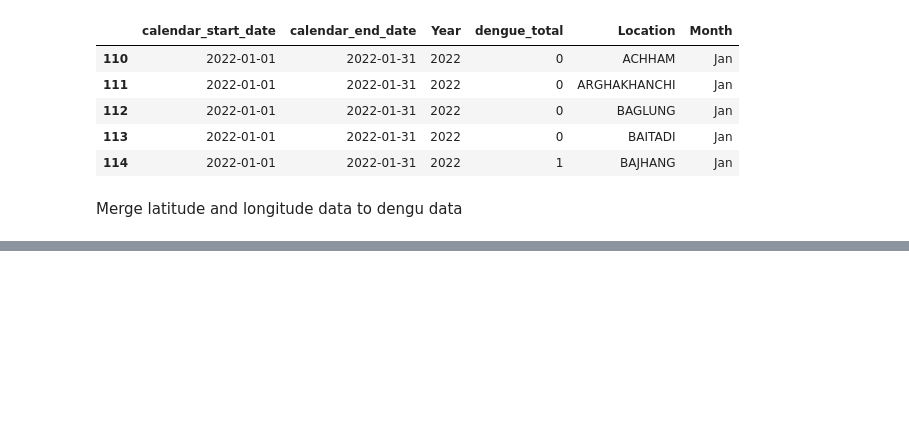
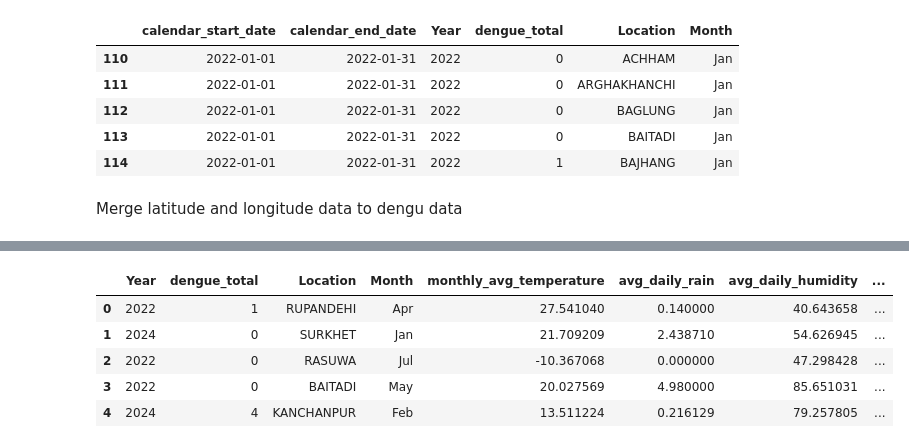
Before and after one commit to piyushshrestha55/ML_GROUP_ASSIGNMENT, a Jupyter notebook: modules/clean.ipynb, the cells around one changed output, grey strips where cells are left out. Saved outputs shown, nothing was run; the diff lists cells and outputs as text; code cells hidden in the pictures; blank space fills up the shorter version.

```diff
--- a/modules/clean.ipynb
+++ b/modules/clean.ipynb
@@ -246,0 +500,10 @@ merged_df.to_csv("../datasets/merged_data.csv", index=False)
+# %%
+final_df = final_df.sample(frac=1, random_state=42, ignore_index=True)
+final_df.head()
+# %% [output]
+|  | Year | dengue_total | Location | Month | monthly_avg_temperature | avg_daily_rain | avg_daily_humidity | ... |
+| 0 | 2022 | 1 | RUPANDEHI | Apr | 27.541040 | 0.140000 | 40.643658 | ... |
+| 1 | 2024 | 0 | SURKHET | Jan | 21.709209 | 2.438710 | 54.626945 | ... |
+| 2 | 2022 | 0 | RASUWA | Jul | -10.367068 | 0.000000 | 47.298428 | ... |
+| 3 | 2022 | 0 | BAITADI | May | 20.027569 | 4.980000 | 85.651031 | ... |
+| 4 | 2024 | 4 | KANCHANPUR | Feb | 13.511224 | 0.216129 | 79.257805 | ... |
```
Also changed, not shown: parts of 14 cells of this notebook, 3 other files.
